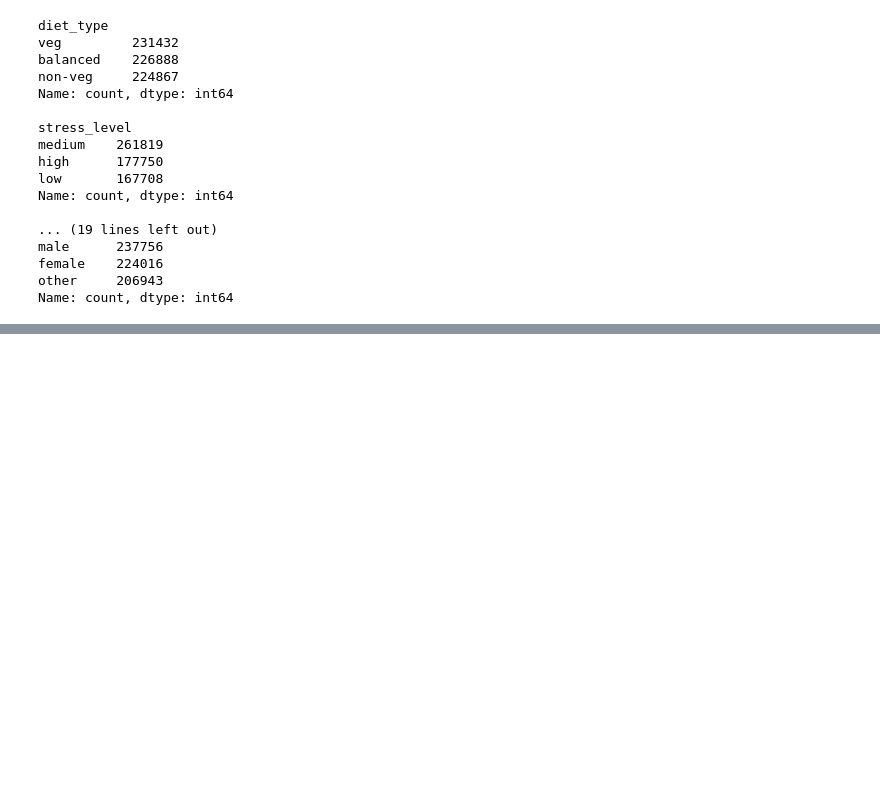
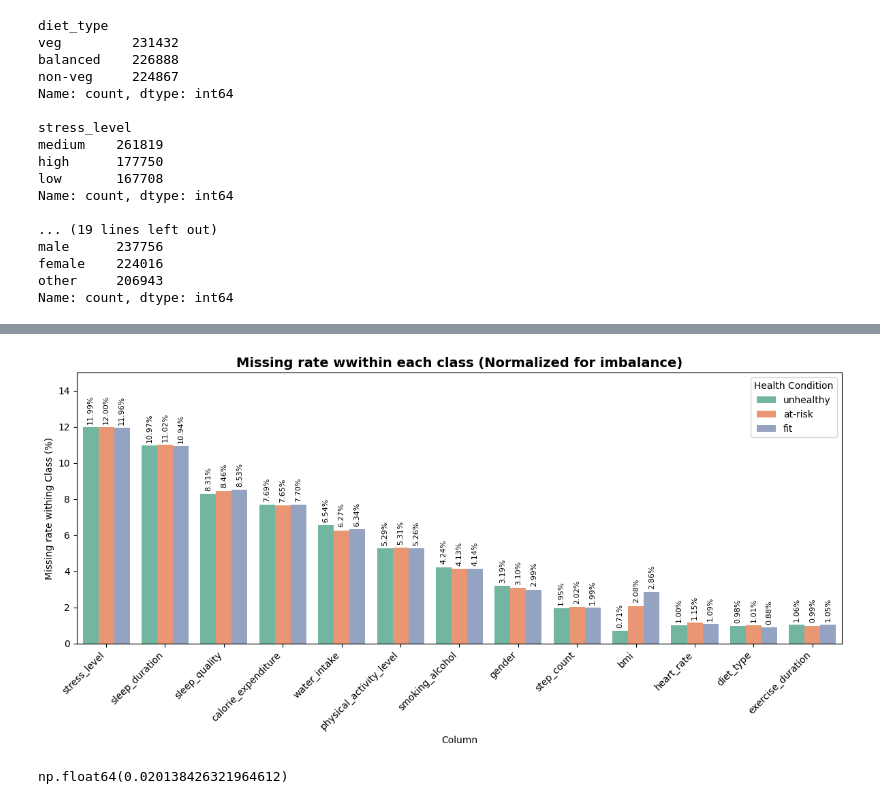
Before and after one commit to samrat-rm/Brain-Cache, a Jupyter notebook: Kaggle_notebooks/Emsemble/Student_Health_Risk/Student_Health_Risk_EDA.ipynb, the cells around one changed output, grey strips where cells are left out. Saved outputs shown, nothing was run; the diff lists cells and outputs as text; code cells hidden in the pictures; blank space fills up the shorter version.

```diff
--- a/Kaggle_notebooks/Emsemble/Student_Health_Risk/Student_Health_Risk_EDA.ipynb
+++ b/Kaggle_notebooks/Emsemble/Student_Health_Risk/Student_Health_Risk_EDA.ipynb
@@ -100,0 +223,21 @@ Name: count, dtype: int64
+# %%
+records = []
+
+for col in missing_df["Column"]:
+    for health_class in df["health_condition"].dropna().unique():
+        class_total = (df["health_condition"] == health_class).sum()
+        class_missing = (
+            df[df[col].isna()]['health_condition']
+            .value_counts()
+            .get(health_class,0)
+        )
+
+        records.append(
+            {
+                "Column": col,
+                "health_condition": health_class,
+                "Class_missing_pct": (class_missing/class_total) * 100,
+            }
+        )
+missing_class_norm = pd.DataFrame(records)
+missing_class_norm.groupby('health_condition').agg({"Class_missing_pct":'sum'})
@@ -100,0 +262,26 @@ Name: count, dtype: int64
+# %%
+plt.figure(figsize=(12,6))
+ax = sns.barplot(
+    data=missing_class_norm,
+    x='Column',
+    y='Class_missing_pct',
+    hue='health_condition',
+    palette='Set2',
+)
+
+for container in ax.containers:
+    ax.bar_label(container, fmt='%.2f%%', padding=3, fontsize=8, rotation=90)
+
+plt.title("Missing rate wwithin each class (Normalized for imbalance)", fontsize=14, fontweight='bold')
+plt.xticks(rotation=45, ha='right')
+plt.ylabel("Missing rate withing Class (%)")
+plt.ylim(0, missing_class_norm['Class_missing_pct'].max() + 3)
+plt.legend(title="Health Condition")
+plt.tight_layout()
+plt.show()
+# %% [output]
+[figure, added]
+# %%
+test['bmi'].isna().sum() / test.shape[0]
+# %% [output]
+np.float64(0.020138426321964612)
```
Also changed, not shown: parts of 40 cells of this notebook.
